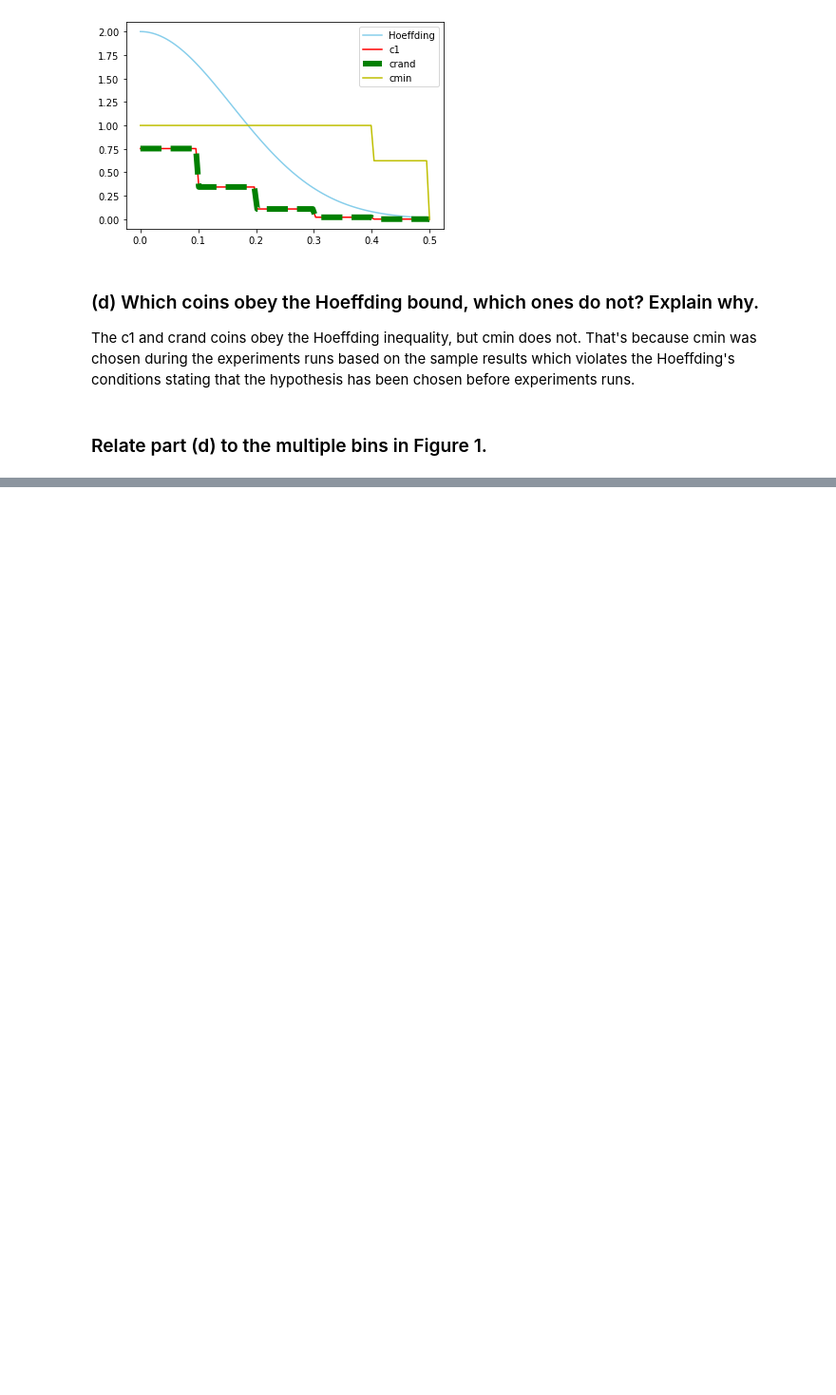
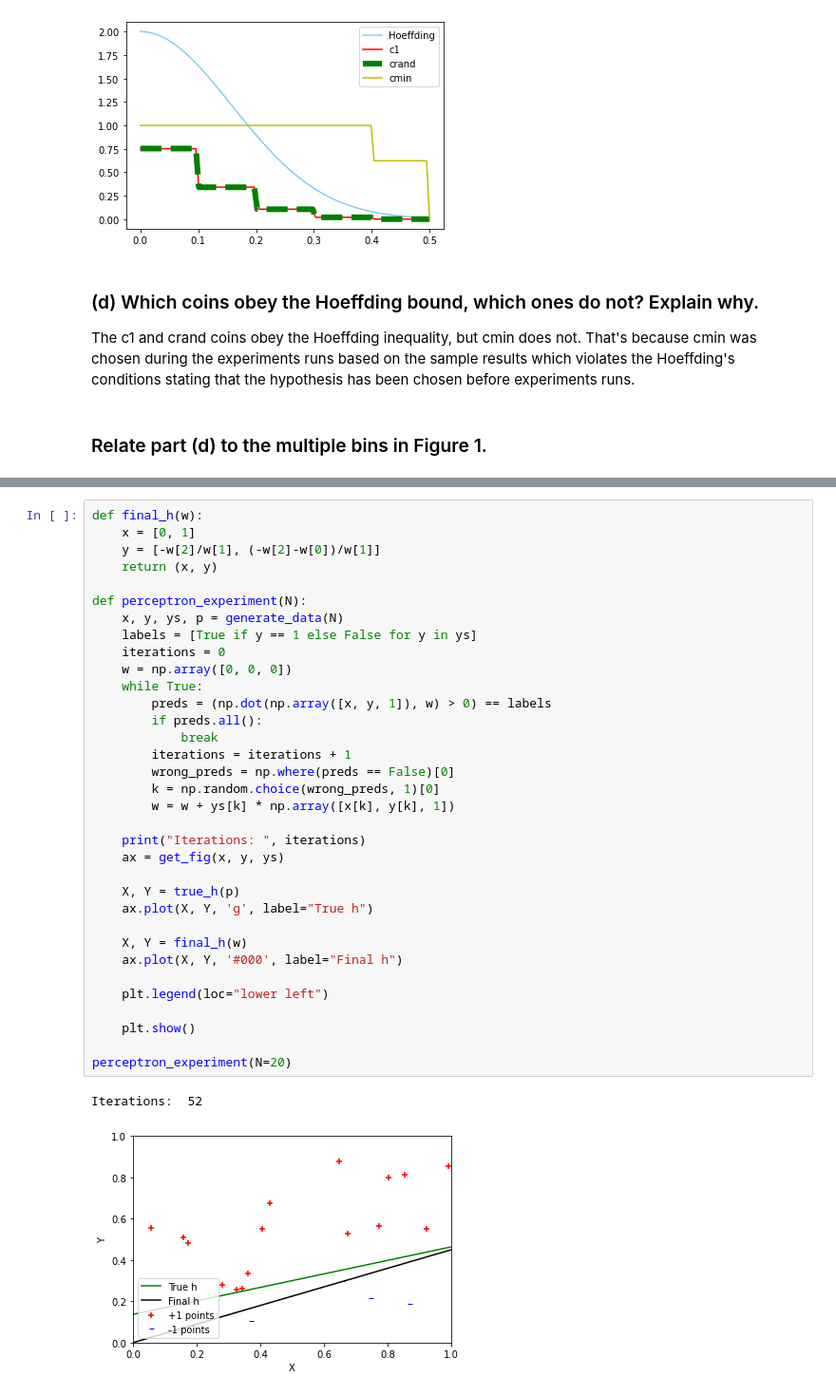
Before and after one commit to aashrafh/CMP402B, a Jupyter notebook: Assignment1.ipynb, the cells around one changed output, grey strips where cells are left out. Shown: that part at 95% size. Cells and saved outputs as stored; diff of their text form; blank space fills up the shorter version.

Commit message:
Implement 2d perceptron

```diff
--- a/Assignment1.ipynb
+++ b/Assignment1.ipynb
@@ -104,0 +152,37 @@ The c1  and  crand coins obey the Hoeffding inequality, but cmin does not. That'
+# %%
+def final_h(w):
+    x = [0, 1]
+    y = [-w[2]/w[1], (-w[2]-w[0])/w[1]]
+    return (x, y)
+
+def perceptron_experiment(N):
+    x, y, ys, p = generate_data(N)
+    labels = [True if y == 1 else False for y in ys]
+    iterations = 0
+    w = np.array([0, 0, 0])
+    while True:
+        preds = (np.dot(np.array([x, y, 1]), w) > 0) == labels
+        if preds.all():
+            break
+        iterations = iterations + 1
+        wrong_preds = np.where(preds == False)[0]
+        k = np.random.choice(wrong_preds, 1)[0]
+        w = w + ys[k] * np.array([x[k], y[k], 1])
+
+    print("Iterations: ", iterations)
+    ax = get_fig(x, y, ys)
+
+    X, Y = true_h(p)
+    ax.plot(X, Y, 'g', label="True h")
+
+    X, Y = final_h(w)
+    ax.plot(X, Y, '#000', label="Final h")
+
+    plt.legend(loc="lower left")
+
+    plt.show()
+
+perceptron_experiment(N=20)
+# %% [output]
+Iterations:  52
+[figure, added]
```
Also changed, not shown: parts of 11 cells of this notebook.
